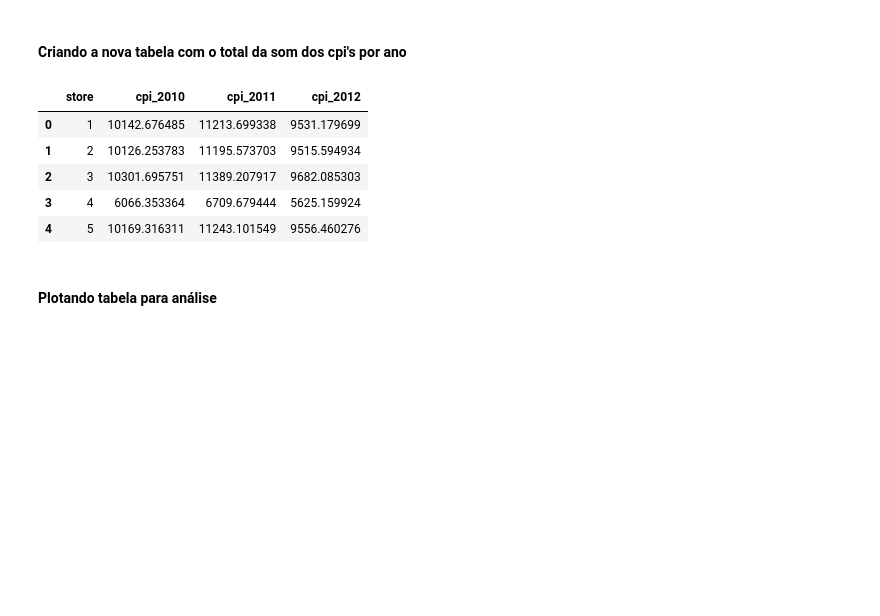
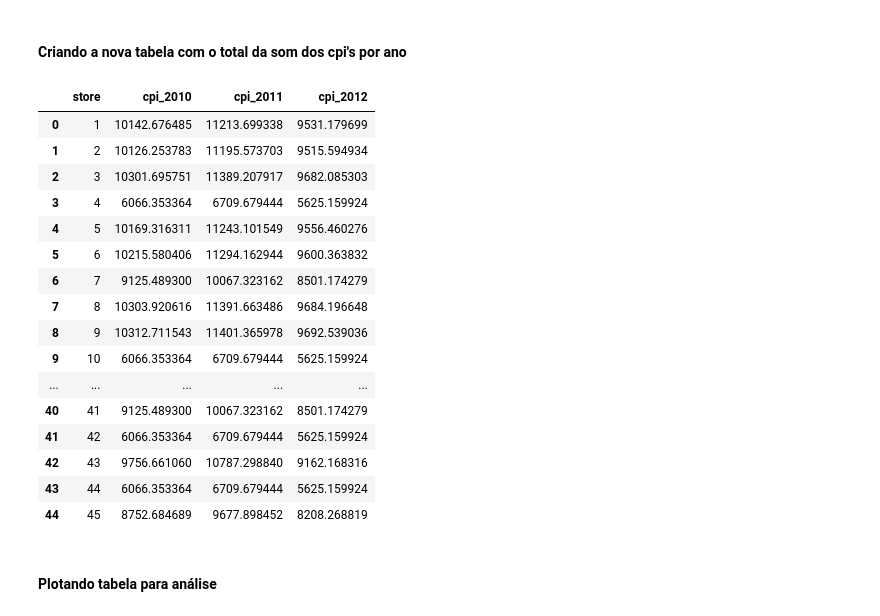
Before and after one commit to michellssGUi/dataScience, a Jupyter notebook: Wallmart_Melhor_Loja_2.ipynb, the cells around one changed output. Drawn from its saved outputs; the diff is of its cells as text; code cells hidden in the pictures; blank space fills up the shorter version.

```diff
--- a/Wallmart_Melhor_Loja_2.ipynb
+++ b/Wallmart_Melhor_Loja_2.ipynb
@@ -579,15 +579,26 @@ df_2012_group_cpi.rename(columns={'cpi':'cpi_2012'}, inplace=True)
 # %%
 m = pd.merge(df_2010_group_cpi, df_2011_group_cpi)
 mm = pd.merge(m, df_2012_group_cpi)
 tb_cpi = mm.sort_values(by=['store'])
-tb_cpi.head()
+tb_cpi
 # %% [output]
 |  | store | cpi_2010 | cpi_2011 | cpi_2012 |
 | 0 | 1 | 10142.676485 | 11213.699338 | 9531.179699 |
 | 1 | 2 | 10126.253783 | 11195.573703 | 9515.594934 |
 | 2 | 3 | 10301.695751 | 11389.207917 | 9682.085303 |
 | 3 | 4 | 6066.353364 | 6709.679444 | 5625.159924 |
 | 4 | 5 | 10169.316311 | 11243.101549 | 9556.460276 |
+| 5 | 6 | 10215.580406 | 11294.162944 | 9600.363832 |
+| 6 | 7 | 9125.489300 | 10067.323162 | 8501.174279 |
+| 7 | 8 | 10303.920616 | 11391.663486 | 9684.196648 |
+| 8 | 9 | 10312.711543 | 11401.365978 | 9692.539036 |
+| 9 | 10 | 6066.353364 | 6709.679444 | 5625.159924 |
+| ... | ... | ... | ... | ... |
+| 40 | 41 | 9125.489300 | 10067.323162 | 8501.174279 |
+| 41 | 42 | 6066.353364 | 6709.679444 | 5625.159924 |
+| 42 | 43 | 9756.661060 | 10787.298840 | 9162.168316 |
+| 43 | 44 | 6066.353364 | 6709.679444 | 5625.159924 |
+| 44 | 45 | 8752.684689 | 9677.898452 | 8208.268819 |
 # %% [markdown]
 #### Plotando tabela para análise
 # %%
```
Also changed, not shown: parts of 11 cells of this notebook.
